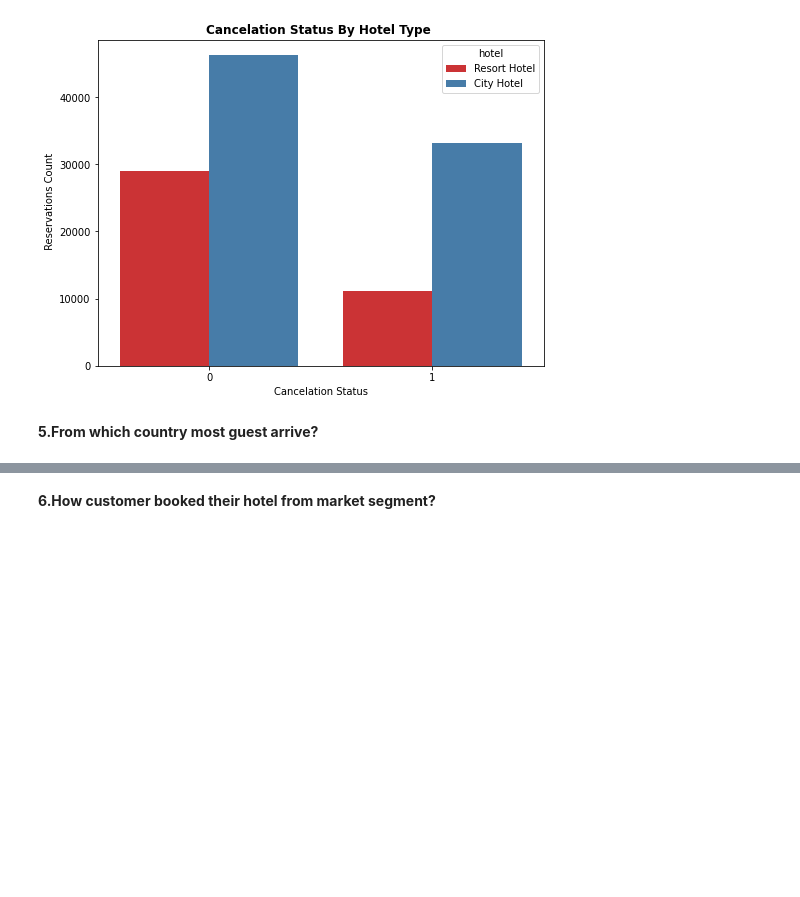
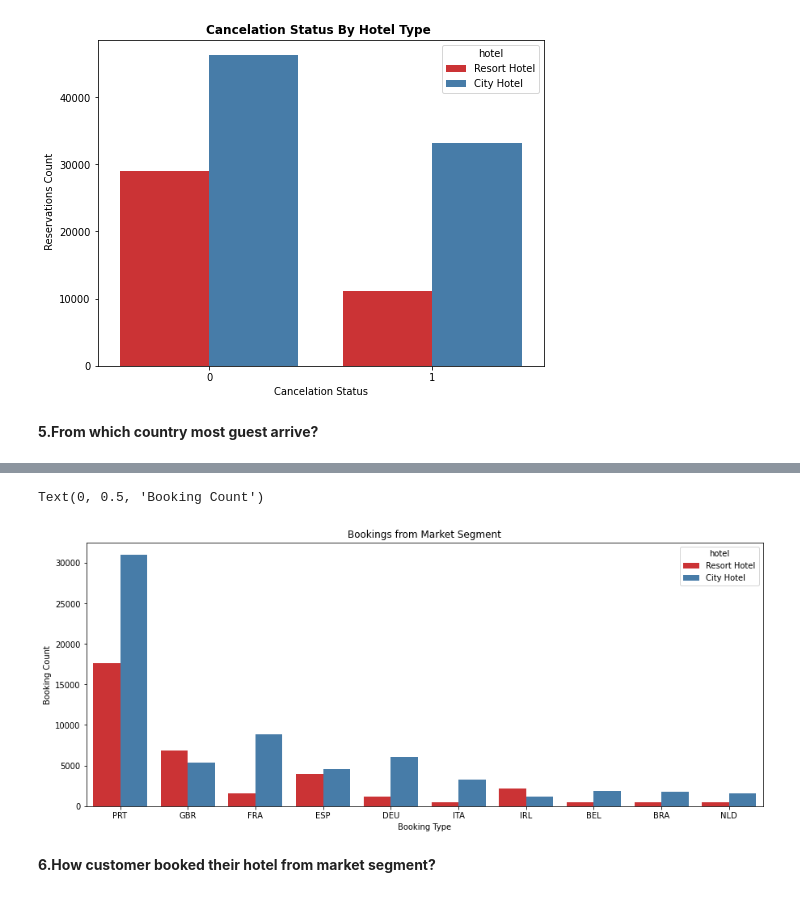
Before and after one commit to SharatKhote/Exploratory-Data-Analysis, a Jupyter notebook: Project_(Hotel_Bookins).ipynb, the cells around one changed output, grey strips where cells are left out. Drawn from its saved outputs; the diff is of its cells as text; code cells hidden in the pictures; blank space fills up the shorter version.

```diff
--- a/Project_(Hotel_Bookins).ipynb
+++ b/Project_(Hotel_Bookins).ipynb
@@ -167,3 +159,13 @@ WARNING:matplotlib.legend:No handles with labels found to put in legend.
+# %%
+plt.figure(figsize=(15,6))
+sns.countplot(data = hotel_data, x= 'country',order=pd.value_counts(hotel_data['country']).iloc[:10].index, hue = 'hotel', palette= 'Set1')
+
+plt.title ('Bookings from Market Segment')
+plt.xlabel("Booking Type")
+plt.ylabel('Booking Count')
+# %% [output]
+Text(0, 0.5, 'Booking Count')
+[figure, added]
 # %% [markdown]
 **6.How customer booked their hotel from market segment?**
 # %%
```
Also changed, not shown: parts of 1 cell of this notebook.
